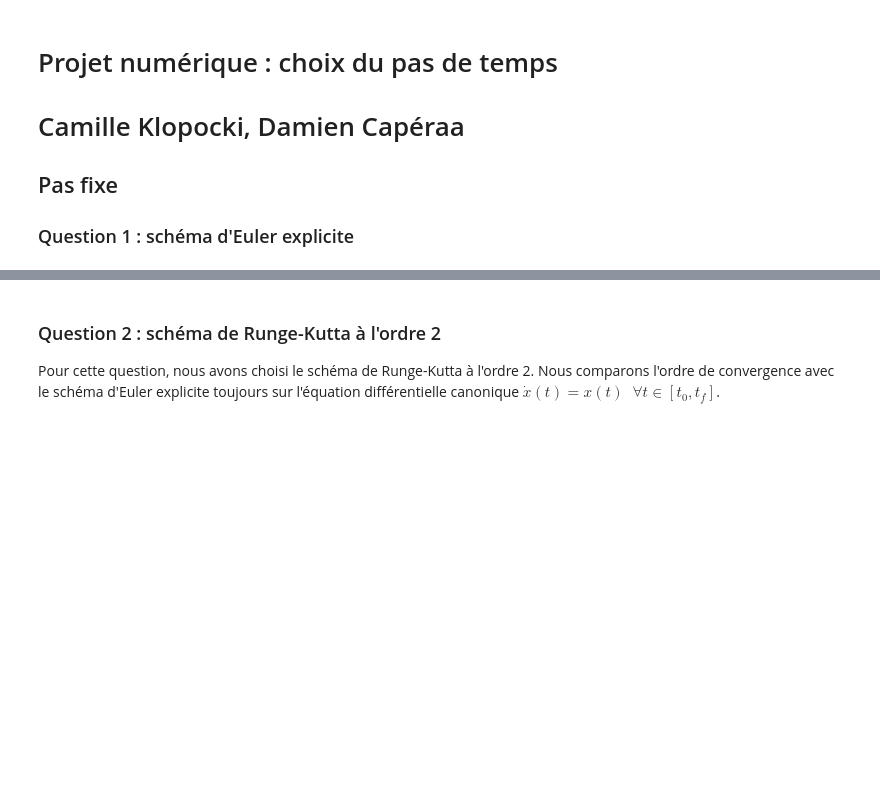
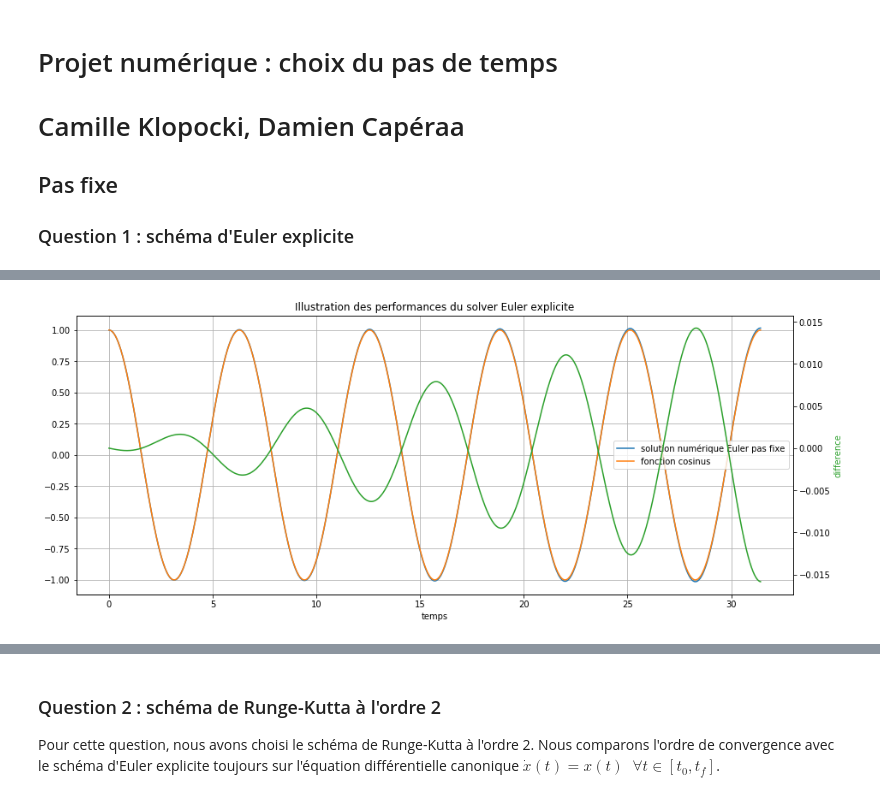
Before and after one commit to DCaperaa/Projet-numerique-II, a Jupyter notebook: Projet numerique II - Notebook.ipynb, the cells around one changed output, grey strips where cells are left out. Cells and saved outputs as stored; diff of their text form; code cells hidden in the pictures; blank space fills up the shorter version.

```diff
--- a/Projet numerique II - Notebook.ipynb
+++ b/Projet numerique II - Notebook.ipynb
@@ -66,0 +72,25 @@ plt.show()
+# %%
+#Illustration des performances avec la fonction cosinus.
+def g(t, X) :
+    x, y = X[0], X[1]
+    return np.array([y, -x])
+
+time, num_solution_runge = solve_euler_explicit(g, np.array([1, 0]), 0.001, 10*np.pi)
+x_new = [x[0] for x in num_solution_runge]
+Y = np.cos(time)
+Z = [y - z for y, z in zip(Y, x_new)]
+
+fig, ax1 = plt.subplots(figsize=(15, 6))
+ax1.plot(time, x_new, label = 'solution numérique Euler pas fixe')
+ax1.plot(time, Y, label = 'fonction cosinus')
+ax1.set_xlabel("temps")
+ax1.set_title("Illustration des performances du solver Euler explicite")
+ax1.legend()
+ax2 = ax1.twinx()
+ax2.plot(time, Z, color='tab:green')
+ax2.set_ylabel('difference', color='tab:green')
+
+ax1.grid(True)
+plt.show()
+# %% [output]
+[figure, added]
```
Also changed, not shown: parts of 11 cells of this notebook.
